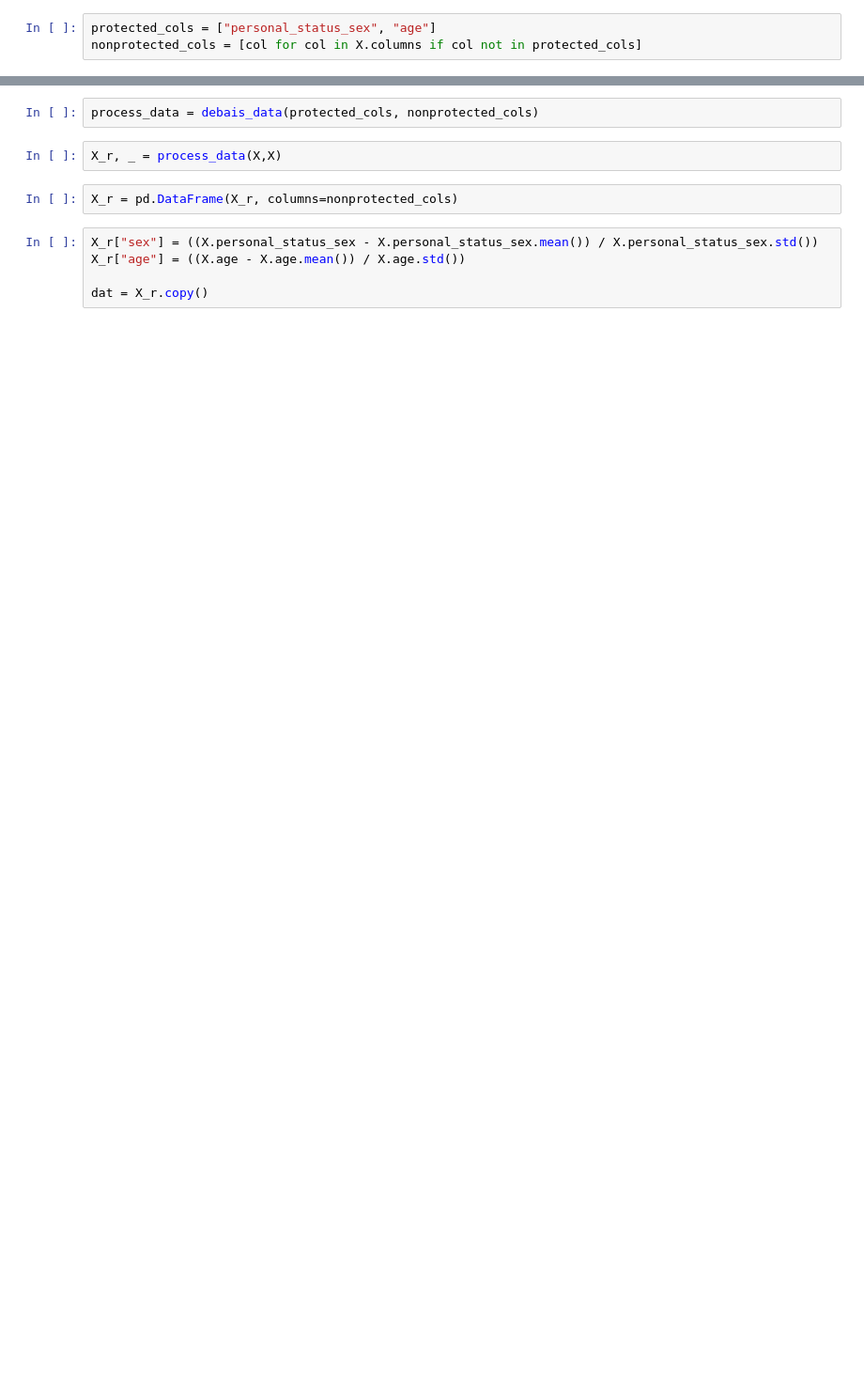
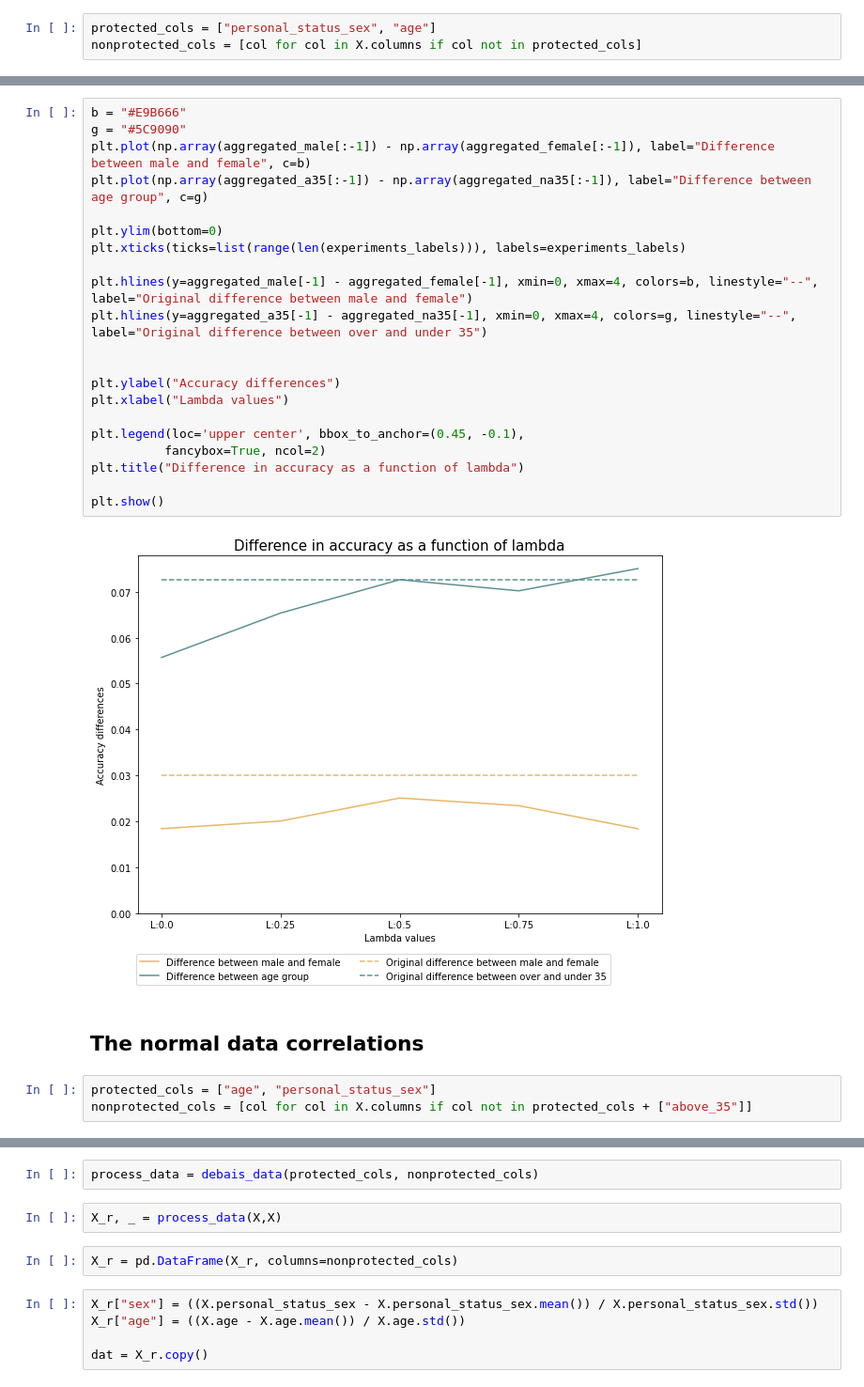
Before and after one commit to ViktorTorp/debiasing_credit_card_data, a Jupyter notebook: 00_debiasing_credit_card_data.ipynb, the cells around one changed output, grey strips where cells are left out. Shown at 94% size. Cells and saved outputs as stored; diff of their text form; blank space fills up the shorter version.

```diff
--- a/00_debiasing_credit_card_data.ipynb
+++ b/00_debiasing_credit_card_data.ipynb
@@ -313,0 +454,28 @@ Above 35 accuracy = 0.804
+# %%
+b = "#E9B666"
+g = "#5C9090"
+plt.plot(np.array(aggregated_male[:-1]) - np.array(aggregated_female[:-1]), label="Difference between male and female", c=b)
+plt.plot(np.array(aggregated_a35[:-1]) - np.array(aggregated_na35[:-1]), label="Difference between age group", c=g)
+
+plt.ylim(bottom=0)
+plt.xticks(ticks=list(range(len(experiments_labels))), labels=experiments_labels)
+
+plt.hlines(y=aggregated_male[-1] - aggregated_female[-1], xmin=0, xmax=4, colors=b, linestyle="--", label="Original difference between male and female")
+plt.hlines(y=aggregated_a35[-1] - aggregated_na35[-1], xmin=0, xmax=4, colors=g, linestyle="--", label="Original difference between over and under 35")
+
+
+plt.ylabel("Accuracy differences")
+plt.xlabel("Lambda values")
+
+plt.legend(loc='upper center', bbox_to_anchor=(0.45, -0.1),
+          fancybox=True, ncol=2)
+plt.title("Difference in accuracy as a function of lambda")
+
+plt.show()
+# %% [output]
+[figure, added]
+# %% [markdown]
+## The normal data correlations
+# %%
+protected_cols = ["age", "personal_status_sex"]
+nonprotected_cols = [col for col in X.columns if col not in protected_cols + ["above_35"]]
```
Also changed, not shown: parts of 53 cells of this notebook.
